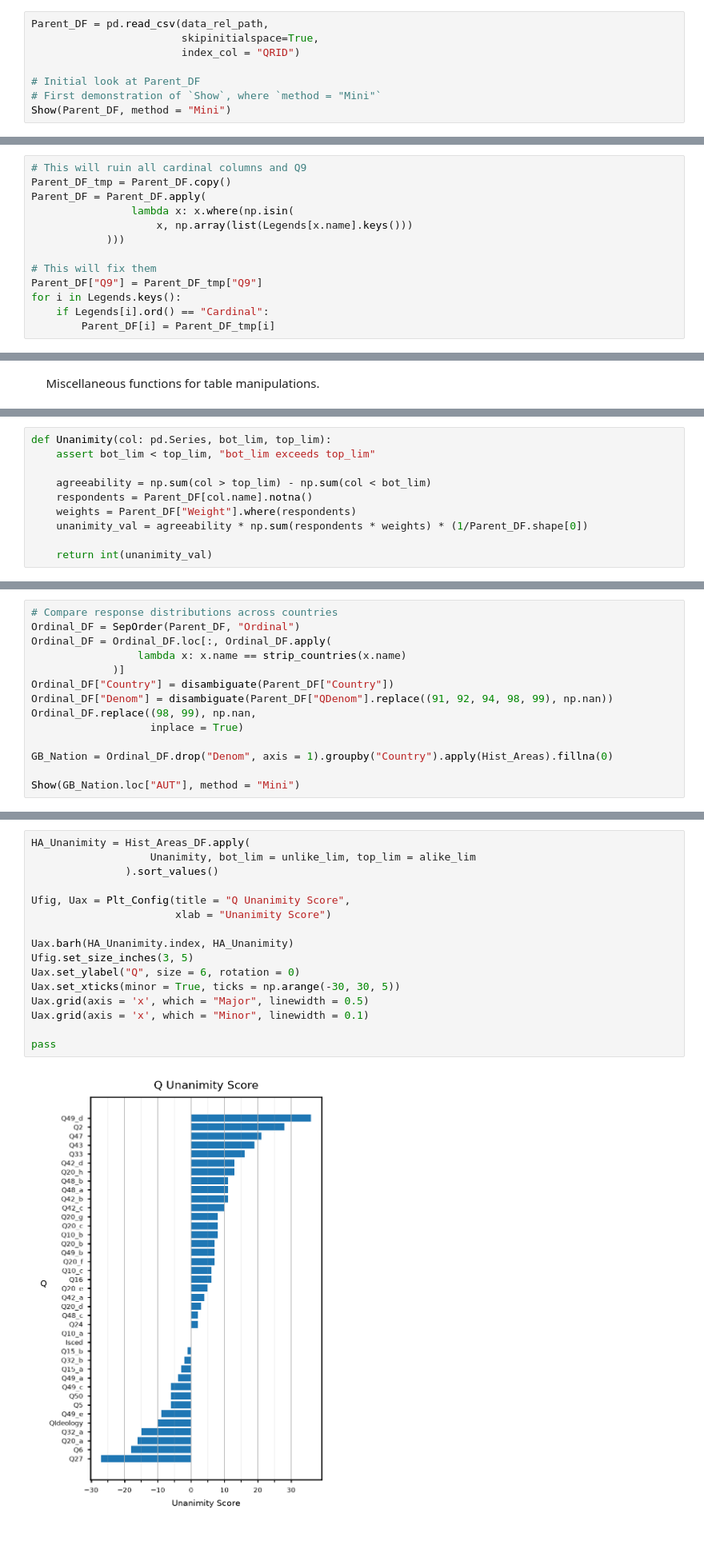
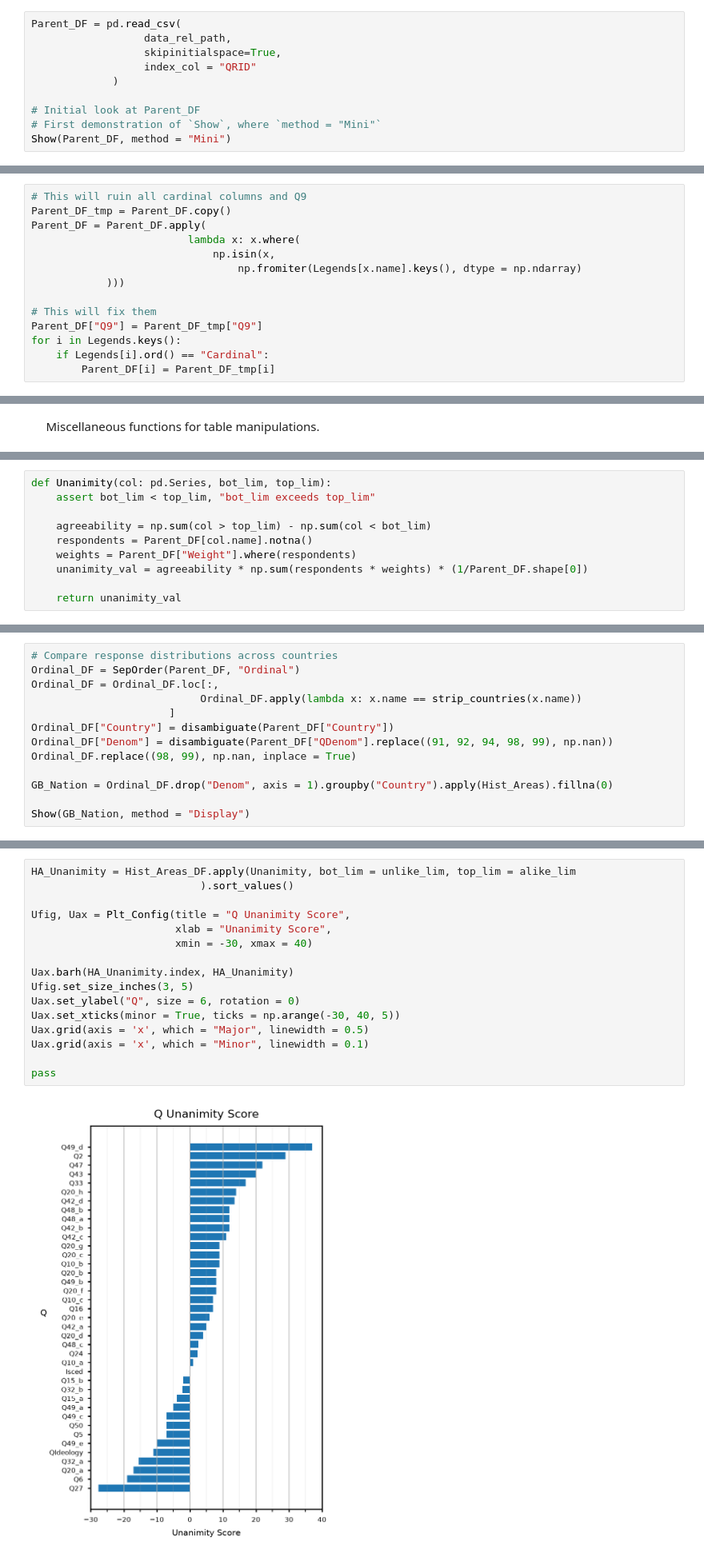
Before and after one commit to EvansOMalley/Personal-Project-Summer-2026, a Jupyter notebook: Summer-2026.ipynb, the cells around one changed output, grey strips where cells are left out. Shown at 80% size. Cells and saved outputs as stored; diff of their text form; blank space fills up the shorter version.

```diff
--- a/Summer-2026.ipynb
+++ b/Summer-2026.ipynb
@@ -368,9 +365,11 @@ while s < len(codebook):
 &nbsp;&nbsp;&nbsp;&nbsp;
 Import the raw data into a pandas DataFrame.
 # %%
-Parent_DF = pd.read_csv(data_rel_path,
-                        skipinitialspace=True,
-                        index_col = "QRID")
+Parent_DF = pd.read_csv(
+                  data_rel_path,
+                  skipinitialspace=True,
+                  index_col = "QRID"
+             )
 
 # Initial look at Parent_DF
 # First demonstration of `Show`, where `method = "Mini"`
@@ -656,8 +655,9 @@ Due to some error, there are values in the Parent DataFrame that are not deciphe
 # This will ruin all cardinal columns and Q9
 Parent_DF_tmp = Parent_DF.copy()
 Parent_DF = Parent_DF.apply(
-                lambda x: x.where(np.isin(
-                    x, np.array(list(Legends[x.name].keys()))
+                         lambda x: x.where(
+                             np.isin(x,
+                                 np.fromiter(Legends[x.name].keys(), dtype = np.ndarray)
             )))
 
 # This will fix them
@@ -822,7 +825,7 @@ def Unanimity(col: pd.Series, bot_lim, top_lim):
     weights = Parent_DF["Weight"].where(respondents)
     unanimity_val = agreeability * np.sum(respondents * weights) * (1/Parent_DF.shape[0])
 
-    return int(unanimity_val)
+    return unanimity_val
 # %% [markdown]
 ---
 ### 2.2 Implement Statistics
@@ -833,15 +838,14 @@ Paragraph
 # %%
 # Compare response distributions across countries
 Ordinal_DF = SepOrder(Parent_DF, "Ordinal")
-Ordinal_DF = Ordinal_DF.loc[:, Ordinal_DF.apply(
-                 lambda x: x.name == strip_countries(x.name)
-             )]
+Ordinal_DF = Ordinal_DF.loc[:,
+                           Ordinal_DF.apply(lambda x: x.name == strip_countries(x.name))
+                      ]
 Ordinal_DF["Country"] = disambiguate(Parent_DF["Country"])
 Ordinal_DF["Denom"] = disambiguate(Parent_DF["QDenom"].replace((91, 92, 94, 98, 99), np.nan))
-Ordinal_DF.replace((98, 99), np.nan,
-                   inplace = True)
+Ordinal_DF.replace((98, 99), np.nan, inplace = True)
 
 GB_Nation = Ordinal_DF.drop("Denom", axis = 1).groupby("Country").apply(Hist_Areas).fillna(0)
 
-Show(GB_Nation.loc["AUT"], method = "Mini")
+Show(GB_Nation, method = "Display")
 # %% [output]
@@ -962,21 +1004,21 @@ I would geuss this is because quantiles, as well as maxima/minima, aren't stats
 Paragraph
 # %%
-HA_Unanimity = Hist_Areas_DF.apply(
-                   Unanimity, bot_lim = unlike_lim, top_lim = alike_lim
-               ).sort_values()
+HA_Unanimity = Hist_Areas_DF.apply(Unanimity, bot_lim = unlike_lim, top_lim = alike_lim
+                           ).sort_values()
 
 Ufig, Uax = Plt_Config(title = "Q Unanimity Score",
-                       xlab = "Unanimity Score")
+                       xlab = "Unanimity Score",
+                       xmin = -30, xmax = 40)
 
 Uax.barh(HA_Unanimity.index, HA_Unanimity)
 Ufig.set_size_inches(3, 5)
 Uax.set_ylabel("Q", size = 6, rotation = 0)
-Uax.set_xticks(minor = True, ticks = np.arange(-30, 30, 5))
+Uax.set_xticks(minor = True, ticks = np.arange(-30, 40, 5))
 Uax.grid(axis = 'x', which = "Major", linewidth = 0.5)
 Uax.grid(axis = 'x', which = "Minor", linewidth = 0.1)
 
 pass
 # %% [output]
-[figure, old version]
+[figure, new version]
 # %% [markdown]
 ### 2.3 Statistic Interpretations
```
Also changed, not shown: parts of 24 cells of this notebook.
